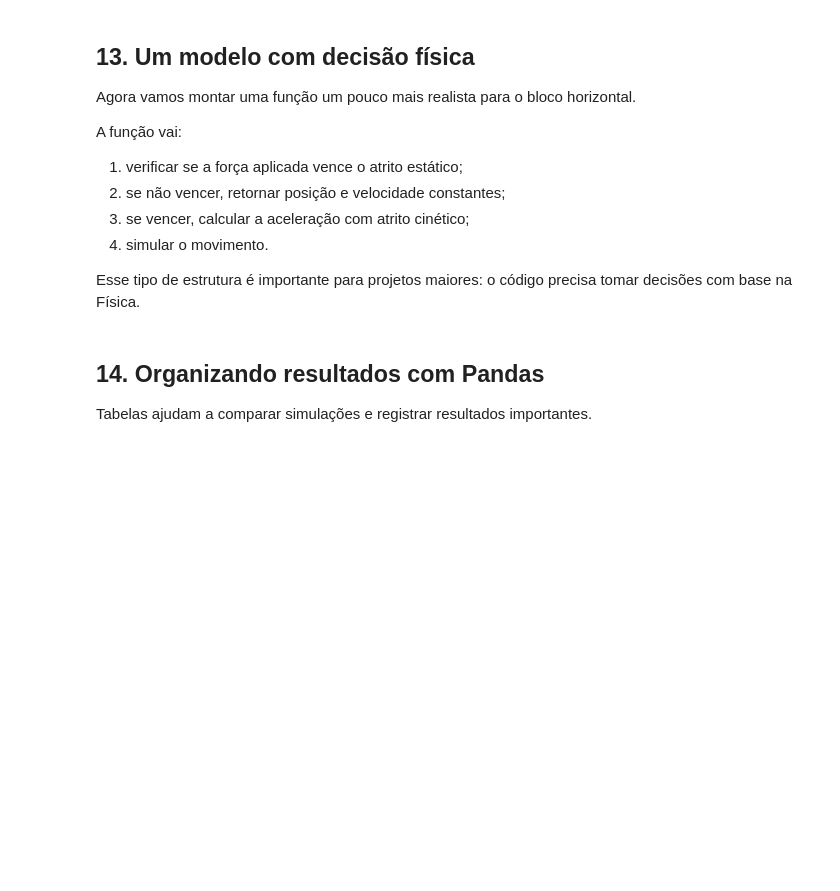
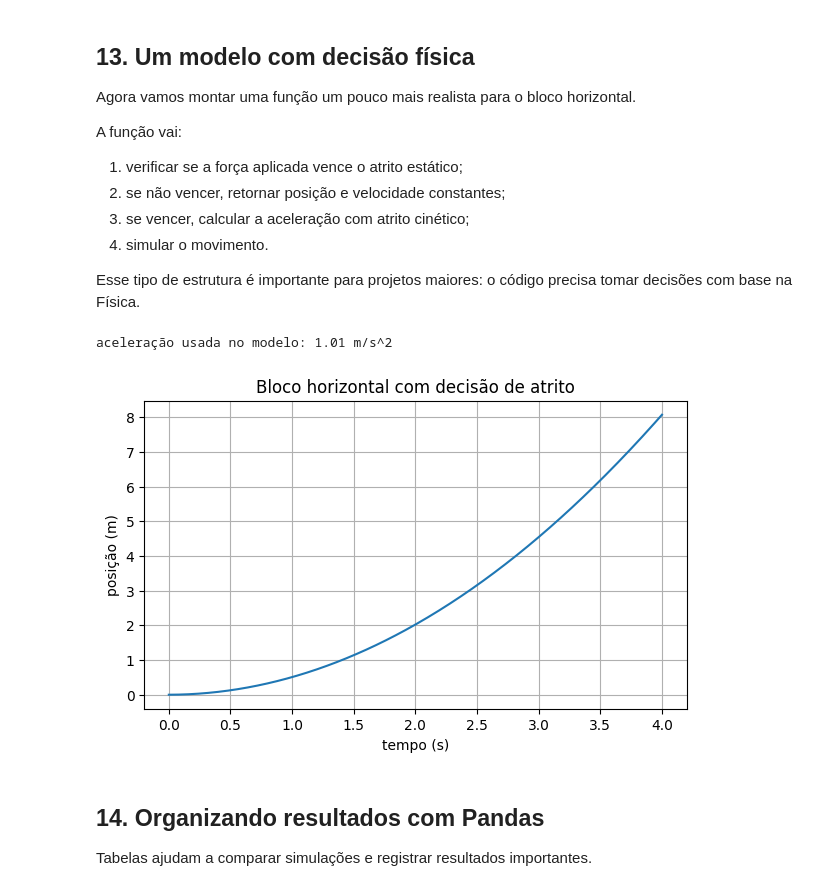
Before and after one commit to nexus-ufla/plano-inclinado, a Jupyter notebook: aulas/aula02_fisica_computacional.ipynb, the cells around one changed output. Cells and saved outputs as stored; diff of their text form; code cells hidden in the pictures; blank space fills up the shorter version.

```diff
--- a/aulas/aula02_fisica_computacional.ipynb
+++ b/aulas/aula02_fisica_computacional.ipynb
@@ -480,35 +561,38 @@ def simular_bloco_horizontal(forca_aplicada, massa, mu_s, mu_k, x0, v0, dt, temp
         tempos = np.linspace(0, tempo_total, n_passos + 1)
         posicoes = np.full(n_passos + 1, x0)
         velocidades = np.full(n_passos + 1, 0.0)
         aceleracao = 0.0
         return tempos, posicoes, velocidades, aceleracao
 
     aceleracao = aceleracao_bloco_horizontal(forca_aplicada, massa, mu_k, g)
     tempos, posicoes, velocidades = simular_movimento_1d(x0, v0, aceleracao, dt, tempo_total)
 
     return tempos, posicoes, velocidades, aceleracao
 
 
 tempos, posicoes, velocidades, aceleracao = simular_bloco_horizontal(
-    forca_aplicada=12.0,
+    forca_aplicada=7.9,
     massa=2.0,
-    mu_s=0.50,
+    mu_s=0,
     mu_k=0.30,
     x0=0.0,
     v0=0.0,
     dt=0.01,
     tempo_total=4.0
 )
 
 print(f"aceleração usada no modelo: {aceleracao:.2f} m/s^2")
 
 plt.figure(figsize=(7, 4))
 plt.plot(tempos, posicoes)
 plt.xlabel("tempo (s)")
 plt.ylabel("posição (m)")
 plt.title("Bloco horizontal com decisão de atrito")
 plt.grid(True)
 plt.show()
+# %% [output]
+aceleração usada no modelo: 1.01 m/s^2
+[figure, added]
 # %% [markdown]
 ## 14. Organizando resultados com Pandas
 
```
Also changed, not shown: parts of 23 cells of this notebook, 1 other file.
